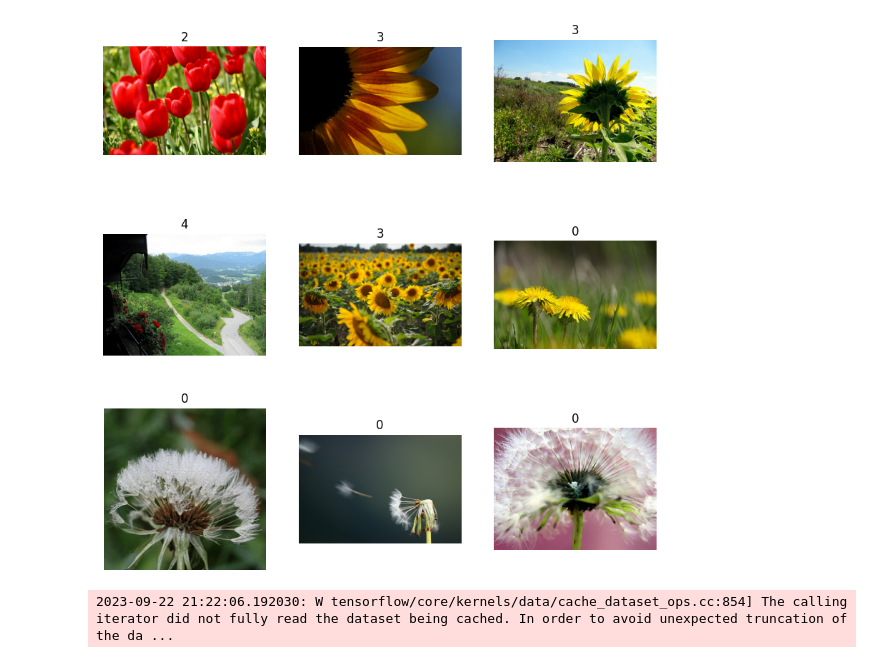
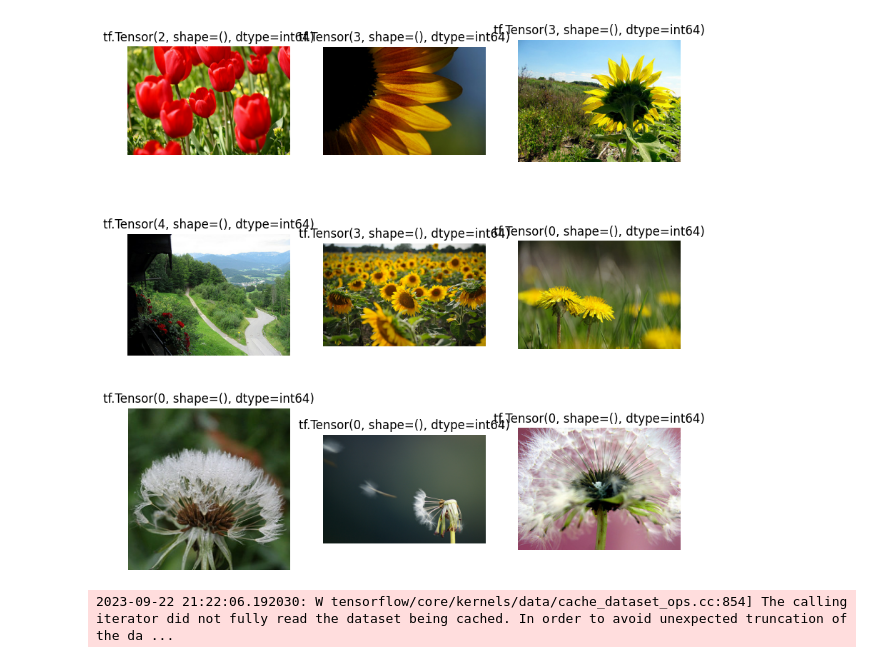
Before and after one commit to codewithlinh/codewithlinh.github.io, a Jupyter notebook: posts_media/2023-09-20-constrastive-learning/flower-constrastive-learning/contrastive-flower.ipynb, the cells around one changed output. Saved outputs shown, nothing was run; the diff lists cells and outputs as text; code cells hidden in the pictures.

```diff
--- a/posts_media/2023-09-20-constrastive-learning/flower-constrastive-learning/contrastive-flower.ipynb
+++ b/posts_media/2023-09-20-constrastive-learning/flower-constrastive-learning/contrastive-flower.ipynb
@@ -34,6 +27,6 @@ plt.figure(figsize=(10, 10))
 for i, (image, label) in enumerate(train_ds.take(9)):
   ax = plt.subplot(3, 3, i + 1)
   plt.imshow(image)
-  plt.title(int(label))
+  plt.title(label)
   plt.axis("off")
 # %% [output]
@@ -41,4 +34,4 @@ for i, (image, label) in enumerate(train_ds.take(9)):
-[figure, old version]
+[figure, new version]
 # %%
 IMG_SHAPE, BATCH_SIZE, AUTO = 128, 64, tf.data.experimental.AUTOTUNE
 
```
Also changed, not shown: parts of 6 cells of this notebook, 1 other file.
